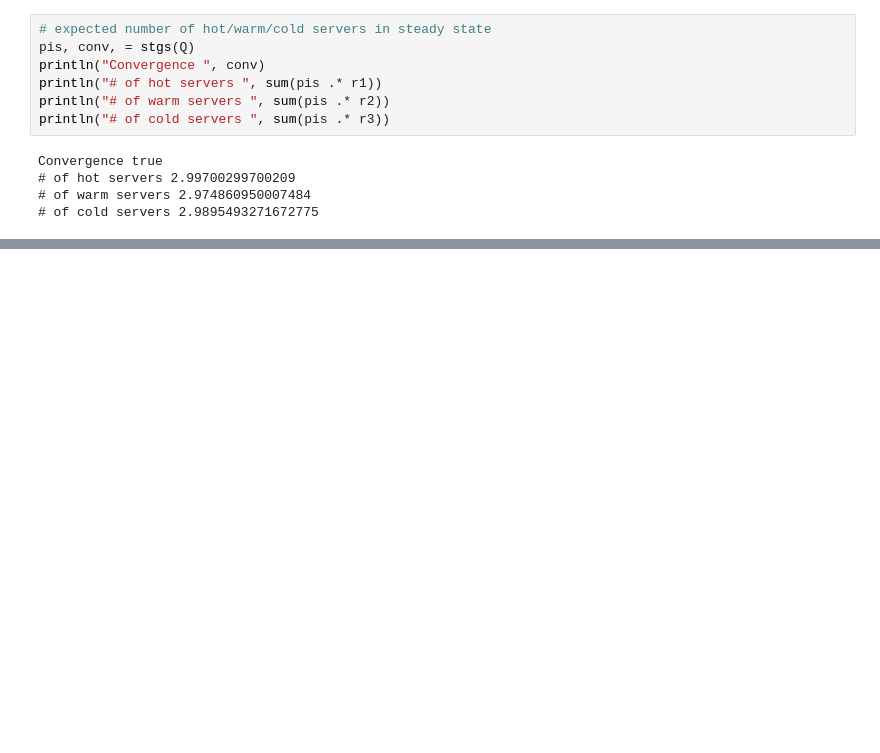
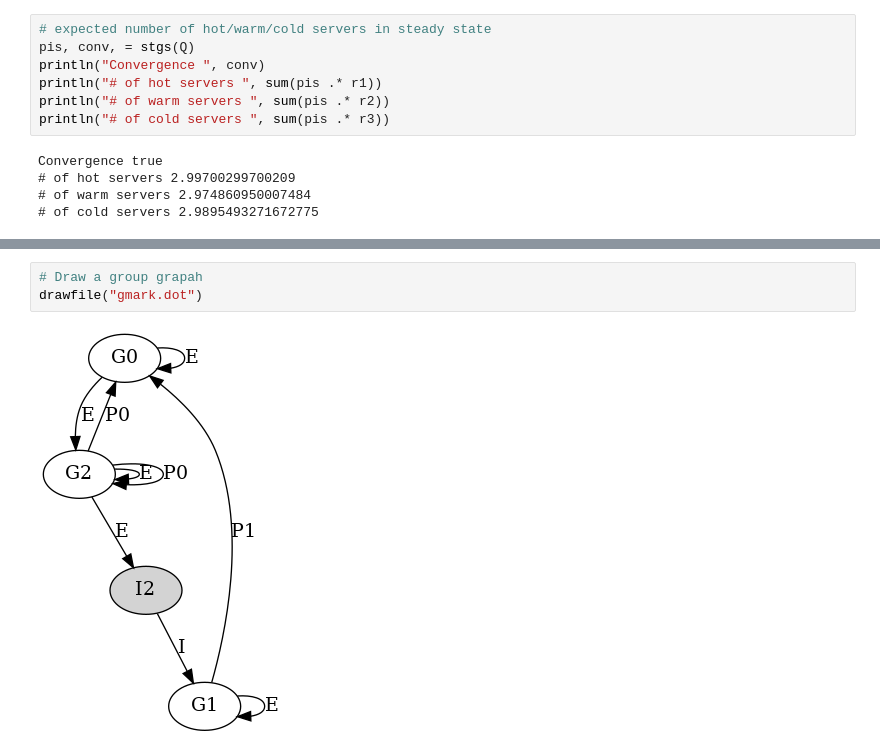
Before and after one commit to JuliaReliab/Examples, a Jupyter notebook: pn.ipynb, the cells around one changed output, grey strips where cells are left out. Saved outputs shown, nothing was run; the diff lists cells and outputs as text; blank space fills up the shorter version.

```diff
--- a/pn.ipynb
+++ b/pn.ipynb
@@ -169,0 +233,5 @@ plot(ts, irwd)
+# %%
+# Draw a group grapah
+drawfile("gmark.dot")
+# %% [output]
+[figure, added]
```
Also changed, not shown: parts of 39 cells of this notebook.
